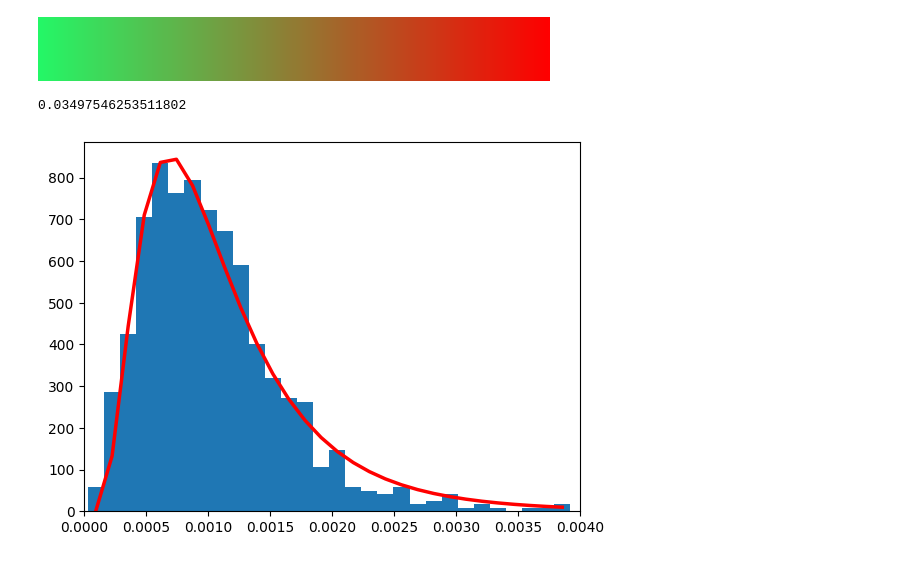
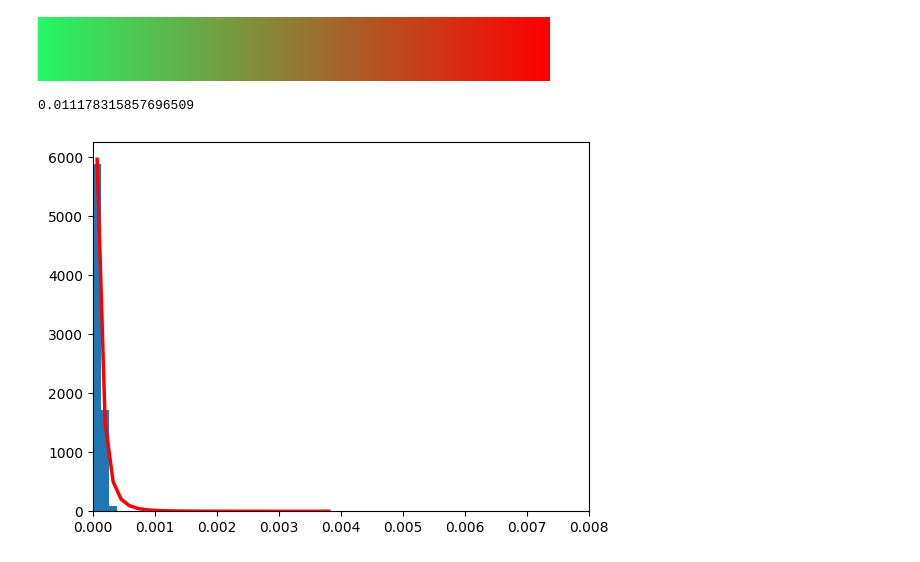
Before and after one commit to OneMoreGate/Memristor_modeling, a Jupyter notebook: Grains/voronoi.ipynb, the cells around one changed output. Saved outputs shown, nothing was run; the diff lists cells and outputs as text; code cells hidden in the pictures.

```diff
--- a/Grains/voronoi.ipynb
+++ b/Grains/voronoi.ipynb
@@ -5,12 +5,12 @@ from matplotlib import pyplot as plt
 from shapely.geometry import Polygon
 
 #Let us generate a few random coordinates
-coords = np.random.rand(1000, 2)
+coords = np.random.rand(10000, 2)
 vor = Voronoi(coords)
 
 fig, ax = plt.subplots(figsize = [10,10])
 
-fig = voronoi_plot_2d(vor, ax=ax, point_size = 1, show_vertices = True, line_width = 0.5)
+fig = voronoi_plot_2d(vor, ax=ax, point_size = 1, show_vertices = False, line_width = 0.5)
 
 ax.set_xlim([0,1])
 ax.set_ylim([0,1])
@@ -29,7 +29,7 @@ polygons_coords = [vor.vertices[region] for region in vor.regions if (region and
 shapely_polygons_areas = [Polygon(coord).area for coord in polygons_coords]
 
 poly_df = pd.DataFrame({ 'Poly_coords' :polygons_coords,'Poly_areas' :shapely_polygons_areas})
-poly_df = poly_df[poly_df['Poly_areas'] < 0.004]
+poly_df = poly_df[poly_df['Poly_areas'] < 0.00055]
 
 x_vertices = vor.vertices.transpose()[0]
 y_vertices = vor.vertices.transpose()[1]
@@ -41,7 +41,6 @@ ax_1.set_ylim([0,1])
 
 # Нормализуем площади для цветовой карты
 norm = Normalize(vmin=min(poly_df['Poly_areas']), vmax=max(poly_df['Poly_areas']))
-cmap = cm.Wistia
 custom_cmap = LinearSegmentedColormap.from_list('custom_gradient', ["#24f767", '#ff0000'])
 
 
@@ -55,29 +54,24 @@ polygons_coll = collections.PolyCollection(
     linewidths=0.25
 )
 ax_1.add_collection(polygons_coll)
-ax_1.scatter(x_vertices, y_vertices, s = 5, c='k')
+ax_1.scatter(x_vertices, y_vertices, s = 0.2, c='k')
 
-square_side_lenght = 0.05
-step = 0.01
+square_side_lenght = 0.01
+step = 0.001
 full_steps = np.linspace(0, 1, int(1/step))
 count = 0
+vertices = pd.DataFrame(vor.vertices)
 for i in range(int(1/step) - int(square_side_lenght / step)):
     for j in range(int(1/step) - int(square_side_lenght / step)):
         x_lim = [full_steps[i], full_steps[i + int(square_side_lenght / step)]]
-        x_lim_dots = []
-        for k in range(len(x_vertices)):
-            if vor.vertices[k][0] > x_lim[0] and vor.vertices[k][0] < x_lim[1]:
-                x_lim_dots.append(vor.vertices[k])
         y_lim = [full_steps[j], full_steps[j + int(square_side_lenght / step)]]
-        xy_lim_dots = []
-        for l in range(len(x_lim_dots)):
-            if x_lim_dots[l][1] > y_lim[0] and x_lim_dots[l][1] < y_lim[1]:
-                xy_lim_dots.append(x_lim_dots[l])
+        xy_lim_dots = vertices[((vertices[0] > x_lim[0]) & (vertices[0] < x_lim[1])) & ((vertices[1] > y_lim[0]) & (vertices[1] < y_lim[1]))]
         if len(xy_lim_dots) == 0:
             x_squre_coords = [x_lim[0], x_lim[1], x_lim[1],x_lim[0], x_lim[0]]
             y_squre_coords = [y_lim[0], y_lim[0], y_lim[1], y_lim[1], y_lim[0]]
             ax_1.plot(x_squre_coords, y_squre_coords, c = 'k', linewidth = 2)
             count += 1
+#plt.savefig('cm_voronoi_with_boxes.png', dpi = 700, bbox_inches = 'tight')
 #plt.savefig('cm_voronoi.png', dpi = 700, bbox_inches = 'tight')
-count
+#count
 # %% [output]
@@ -90,16 +83,16 @@ custom_cmap
 # %%
 from scipy.optimize import curve_fit
 
 fig, ax = plt.subplots()
-ax.set_xlim([0,0.004])
+ax.set_xlim([0,0.008])
 def log_norm(x, mu, sigma):
     return 1/(x * sigma * np.sqrt(2 * np.pi)) * np.exp(-(np.log(x) - mu)**2 / (2 * sigma**2))
 counts, bins, _ = ax.hist(poly_df['Poly_areas'], bins=30, density=True)
 bin_centers = (bins[1:] + bins[:-1]) / 2
 popt, _ = curve_fit(log_norm, bin_centers, counts, p0=[0, 1])
 log_norm_points = log_norm(bin_centers, *popt)
 ax.plot(bin_centers, log_norm_points , color='red', label='Fitted curve', linewidth = 2.5)
 np.mean(2 * np.sqrt(poly_df['Poly_areas'] / np.pi ))
 # %% [output]
-0.03497546253511802
+0.011178315857696509
-[figure, old version]
+[figure, new version]
```
Also changed, not shown: parts of 2 cells of this notebook, 2 other files.
